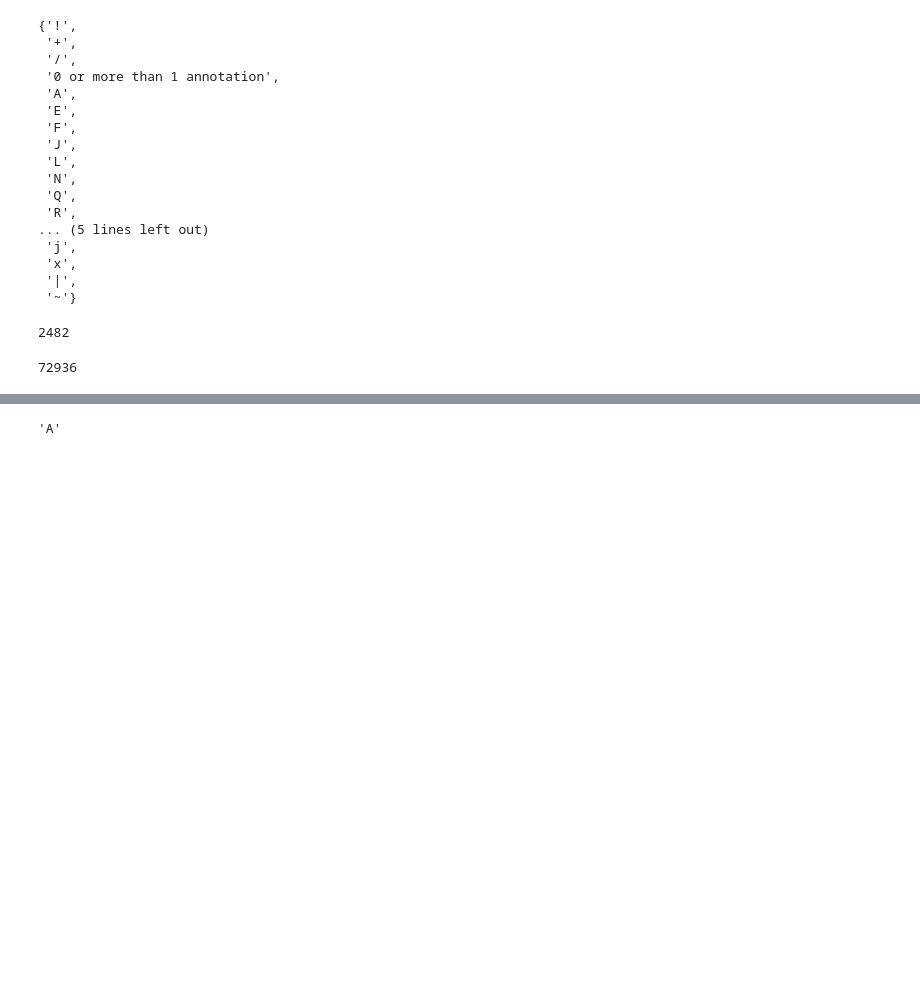
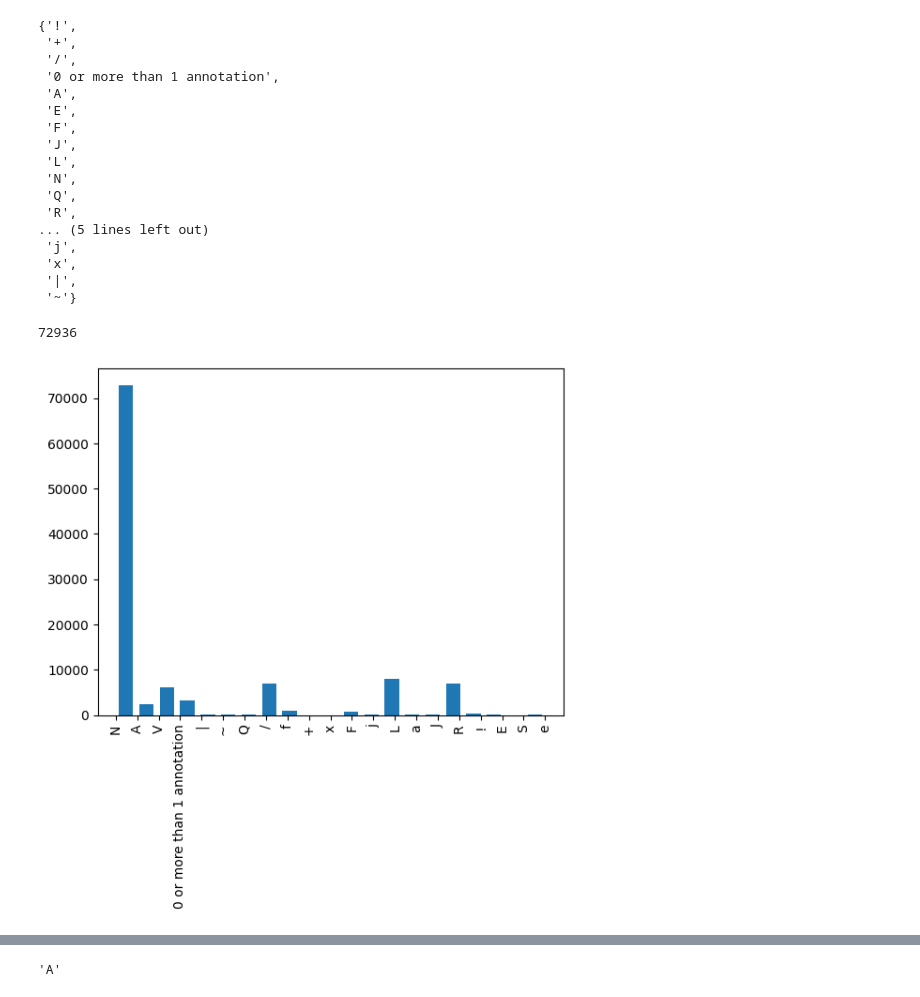
Before and after one commit to sjjtu/MAthesis, a Jupyter notebook: code/explore_mitbih.ipynb, the cells around one changed output, grey strips where cells are left out. Saved outputs shown, nothing was run; the diff lists cells and outputs as text; code cells hidden in the pictures; blank space fills up the shorter version.

```diff
--- a/code/explore_mitbih.ipynb
+++ b/code/explore_mitbih.ipynb
@@ -220,12 +221,14 @@ set(ann_list)
  'x',
  '|',
  '~'}
-# %%
-ann_list.count("A")
-# %% [output]
-2482
 # %%
 ann_list.count("N")
 # %% [output]
 72936
+# %%
+plt.hist(ann_list, bins=len(set(ann_list)), rwidth=0.7, align="mid")
+plt.xticks(rotation=90)
+plt.show()
+# %% [output]
+[figure, added]
 # %%
```
Also changed, not shown: parts of 11 cells of this notebook, 2 other files.
